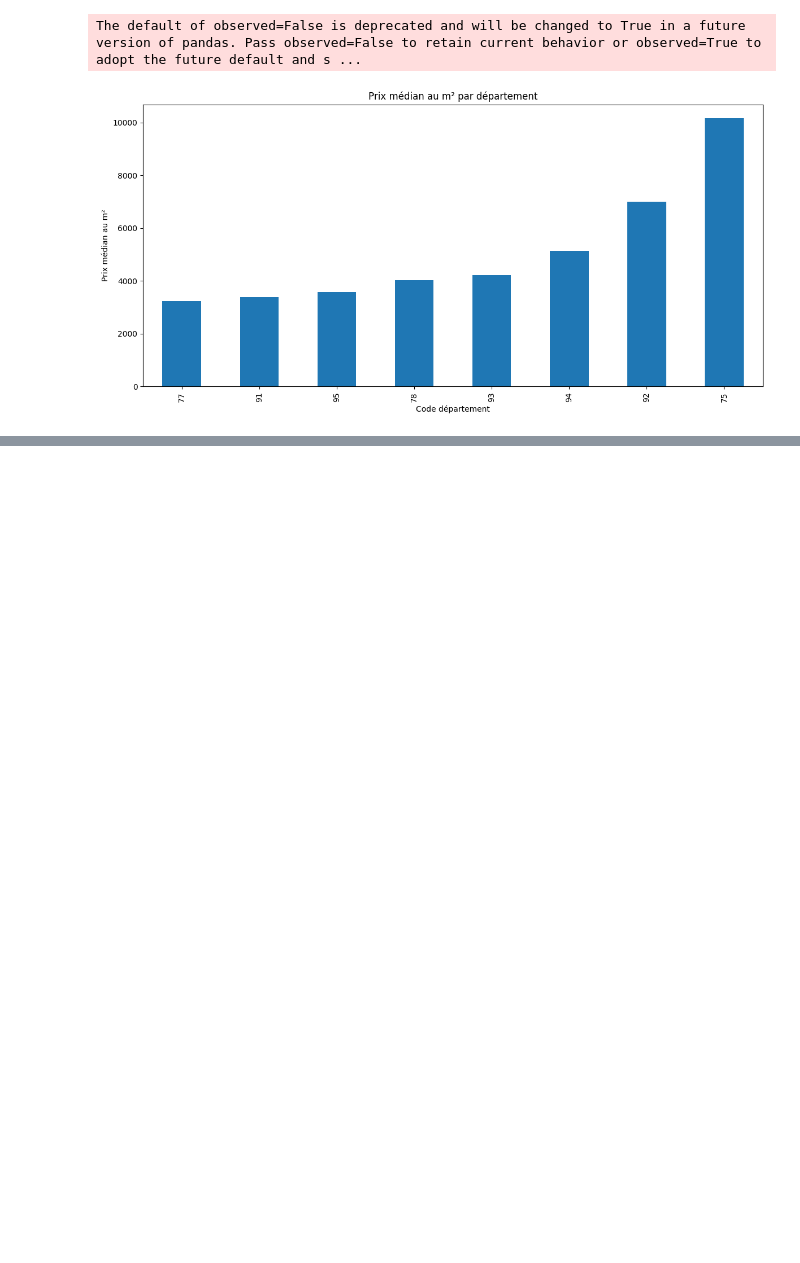
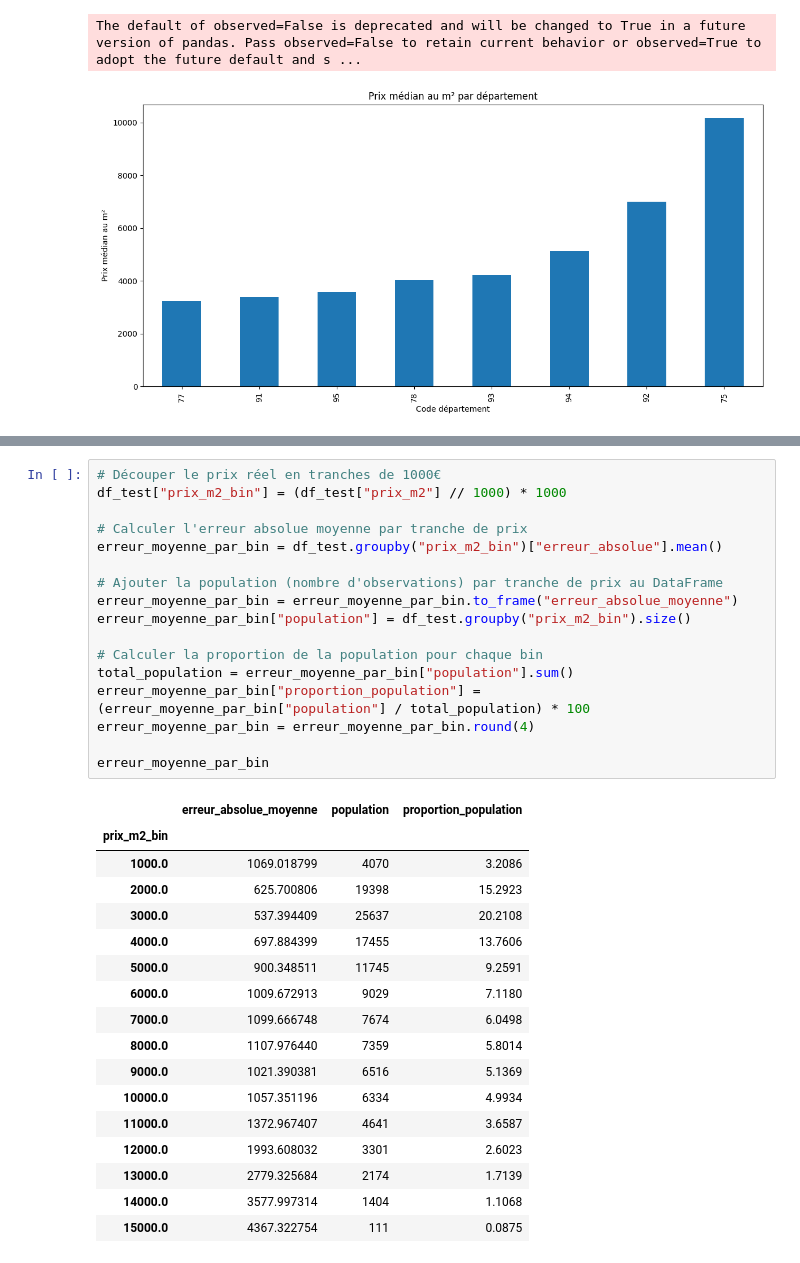
Before and after one commit to leocoooo/land_value_prediction, a Jupyter notebook: notebooks/04_multiple_models.ipynb, the cells around one changed output, grey strips where cells are left out. Saved outputs shown, nothing was run; the diff lists cells and outputs as text; blank space fills up the shorter version.

```diff
--- a/notebooks/04_multiple_models.ipynb
+++ b/notebooks/04_multiple_models.ipynb
@@ -438,0 +629,35 @@ metrics_df
+# %%
+# Découper le prix réel en tranches de 1000€
+df_test["prix_m2_bin"] = (df_test["prix_m2"] // 1000) * 1000
+
+# Calculer l'erreur absolue moyenne par tranche de prix
+erreur_moyenne_par_bin = df_test.groupby("prix_m2_bin")["erreur_absolue"].mean()
+
+# Ajouter la population (nombre d'observations) par tranche de prix au DataFrame
+erreur_moyenne_par_bin = erreur_moyenne_par_bin.to_frame("erreur_absolue_moyenne")
+erreur_moyenne_par_bin["population"] = df_test.groupby("prix_m2_bin").size()
+
+# Calculer la proportion de la population pour chaque bin
+total_population = erreur_moyenne_par_bin["population"].sum()
+erreur_moyenne_par_bin["proportion_population"] = (erreur_moyenne_par_bin["population"] / total_population) * 100
+erreur_moyenne_par_bin = erreur_moyenne_par_bin.round(4)
+
+erreur_moyenne_par_bin
+# %% [output]
+|  | erreur_absolue_moyenne | population | proportion_population |
+| prix_m2_bin |  |  |  |
+| 1000.0 | 1069.018799 | 4070 | 3.2086 |
+| 2000.0 | 625.700806 | 19398 | 15.2923 |
+| 3000.0 | 537.394409 | 25637 | 20.2108 |
+| 4000.0 | 697.884399 | 17455 | 13.7606 |
+| 5000.0 | 900.348511 | 11745 | 9.2591 |
+| 6000.0 | 1009.672913 | 9029 | 7.1180 |
+| 7000.0 | 1099.666748 | 7674 | 6.0498 |
+| 8000.0 | 1107.976440 | 7359 | 5.8014 |
+| 9000.0 | 1021.390381 | 6516 | 5.1369 |
+| 10000.0 | 1057.351196 | 6334 | 4.9934 |
+| 11000.0 | 1372.967407 | 4641 | 3.6587 |
+| 12000.0 | 1993.608032 | 3301 | 2.6023 |
+| 13000.0 | 2779.325684 | 2174 | 1.7139 |
+| 14000.0 | 3577.997314 | 1404 | 1.1068 |
+| 15000.0 | 4367.322754 | 111 | 0.0875 |
```
Also changed, not shown: parts of 38 cells of this notebook.
